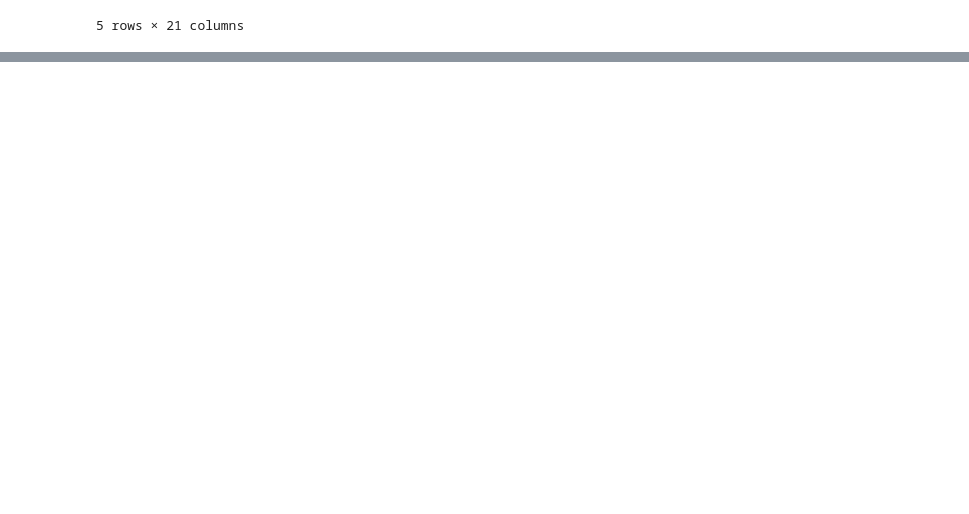
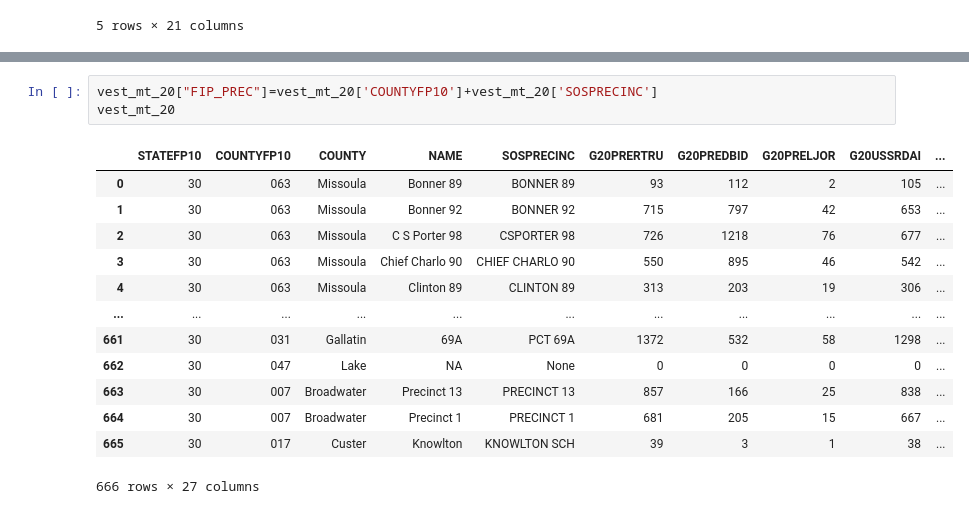
Before and after one commit to nonpartisan-redistricting-datahub/pdv-mt, a Jupyter notebook: vest-mt-2020/vest-mt-2020-validation.ipynb, the cells around one changed output, grey strips where cells are left out. Drawn from its saved outputs; the diff is of its cells as text; blank space fills up the shorter version.

```diff
--- a/vest-mt-2020/vest-mt-2020-validation.ipynb
+++ b/vest-mt-2020/vest-mt-2020-validation.ipynb
@@ -238,0 +308,17 @@ pivoted_2020.head()
+# %%
+vest_mt_20["FIP_PREC"]=vest_mt_20['COUNTYFP10']+vest_mt_20['SOSPRECINC']
+vest_mt_20
+# %% [output]
+|  | STATEFP10 | COUNTYFP10 | COUNTY | NAME | SOSPRECINC | G20PRERTRU | G20PREDBID | G20PRELJOR | G20USSRDAI | ... |
+| 0 | 30 | 063 | Missoula | Bonner 89 | BONNER 89 | 93 | 112 | 2 | 105 | ... |
+| 1 | 30 | 063 | Missoula | Bonner 92 | BONNER 92 | 715 | 797 | 42 | 653 | ... |
+| 2 | 30 | 063 | Missoula | C S Porter 98 | CSPORTER 98 | 726 | 1218 | 76 | 677 | ... |
+| 3 | 30 | 063 | Missoula | Chief Charlo 90 | CHIEF CHARLO 90 | 550 | 895 | 46 | 542 | ... |
+| 4 | 30 | 063 | Missoula | Clinton 89 | CLINTON 89 | 313 | 203 | 19 | 306 | ... |
+| ... | ... | ... | ... | ... | ... | ... | ... | ... | ... | ... |
+| 661 | 30 | 031 | Gallatin | 69A | PCT 69A | 1372 | 532 | 58 | 1298 | ... |
+| 662 | 30 | 047 | Lake | NA | None | 0 | 0 | 0 | 0 | ... |
+| 663 | 30 | 007 | Broadwater | Precinct 13 | PRECINCT 13 | 857 | 166 | 25 | 838 | ... |
+| 664 | 30 | 007 | Broadwater | Precinct 1 | PRECINCT 1 | 681 | 205 | 15 | 667 | ... |
+| 665 | 30 | 017 | Custer | Knowlton | KNOWLTON SCH | 39 | 3 | 1 | 38 | ... |
+666 rows × 27 columns
```
Also changed, not shown: parts of 39 cells of this notebook.
